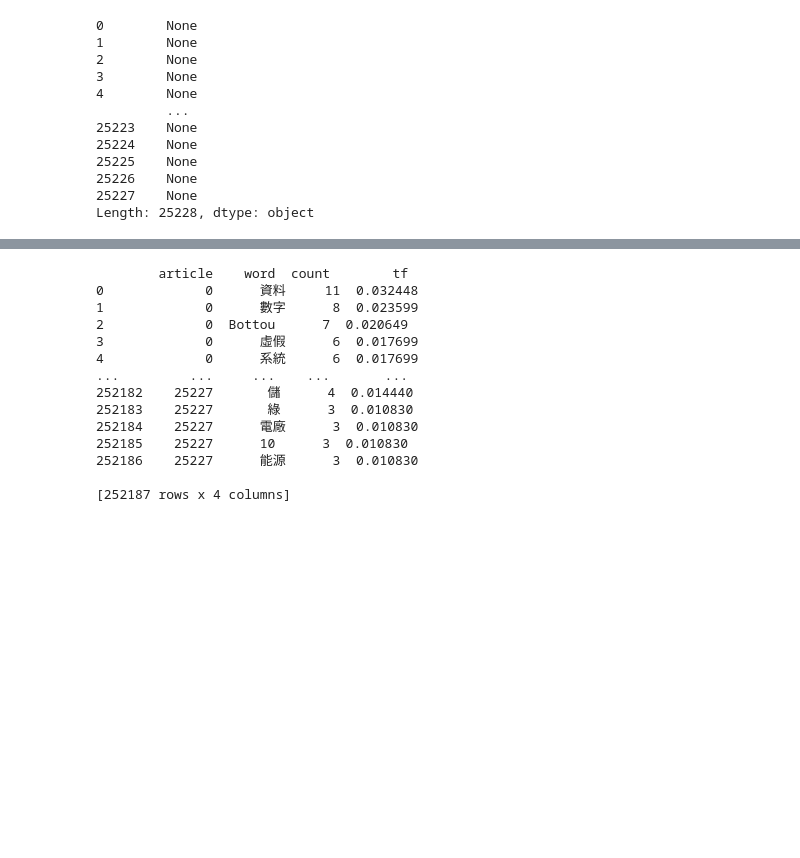
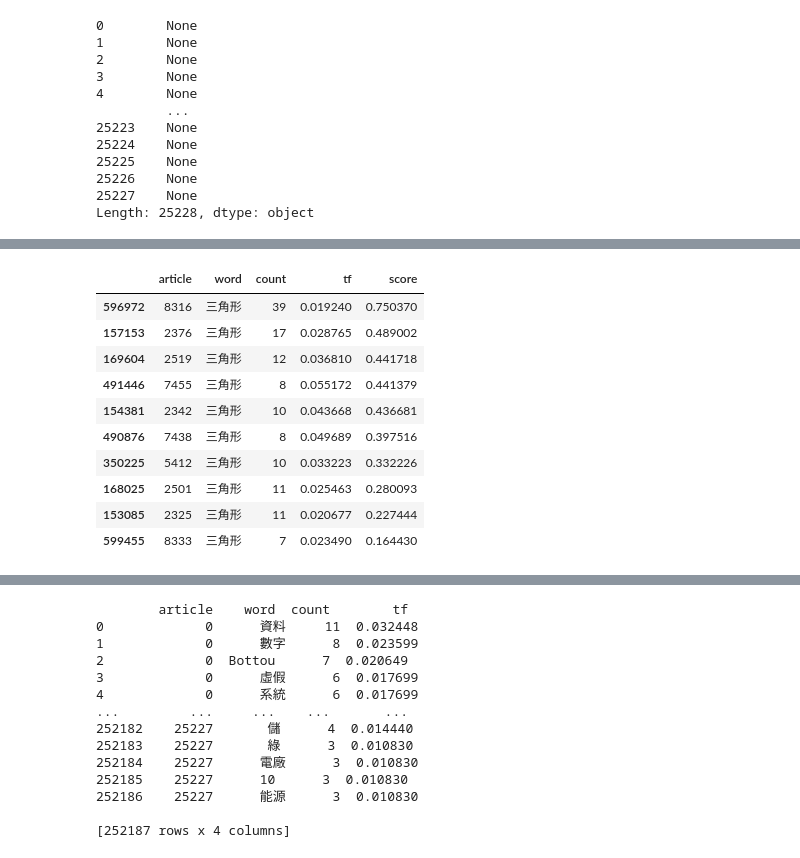
Before and after one commit to tony13382/202307_trello_finder, a Jupyter notebook: docs/檔案轉換與資料測試/5. TF 字典編撰.ipynb, the cells around one changed output, grey strips where cells are left out. Saved outputs shown, nothing was run; the diff lists cells and outputs as text; code cells hidden in the pictures; blank space fills up the shorter version.

```diff
--- a/docs/檔案轉換與資料測試/5. TF 字典編撰.ipynb
+++ b/docs/檔案轉換與資料測試/5. TF 字典編撰.ipynb
@@ -153,0 +166,17 @@ dfr
+# %%
+dfr["score"] = dfr["count"] * dfr["tf"]
+# %%
+dfr.loc[dfr["word"] == "三角形", :].sort_values(
+    by="score", ascending=False).head(10)
+# %% [output]
+|  | article | word | count | tf | score |
+| 596972 | 8316 | 三角形 | 39 | 0.019240 | 0.750370 |
+| 157153 | 2376 | 三角形 | 17 | 0.028765 | 0.489002 |
+| 169604 | 2519 | 三角形 | 12 | 0.036810 | 0.441718 |
+| 491446 | 7455 | 三角形 | 8 | 0.055172 | 0.441379 |
+| 154381 | 2342 | 三角形 | 10 | 0.043668 | 0.436681 |
+| 490876 | 7438 | 三角形 | 8 | 0.049689 | 0.397516 |
+| 350225 | 5412 | 三角形 | 10 | 0.033223 | 0.332226 |
+| 168025 | 2501 | 三角形 | 11 | 0.025463 | 0.280093 |
+| 153085 | 2325 | 三角形 | 11 | 0.020677 | 0.227444 |
+| 599455 | 8333 | 三角形 | 7 | 0.023490 | 0.164430 |
```
Also changed, not shown: parts of 22 cells of this notebook, 2 other files.
